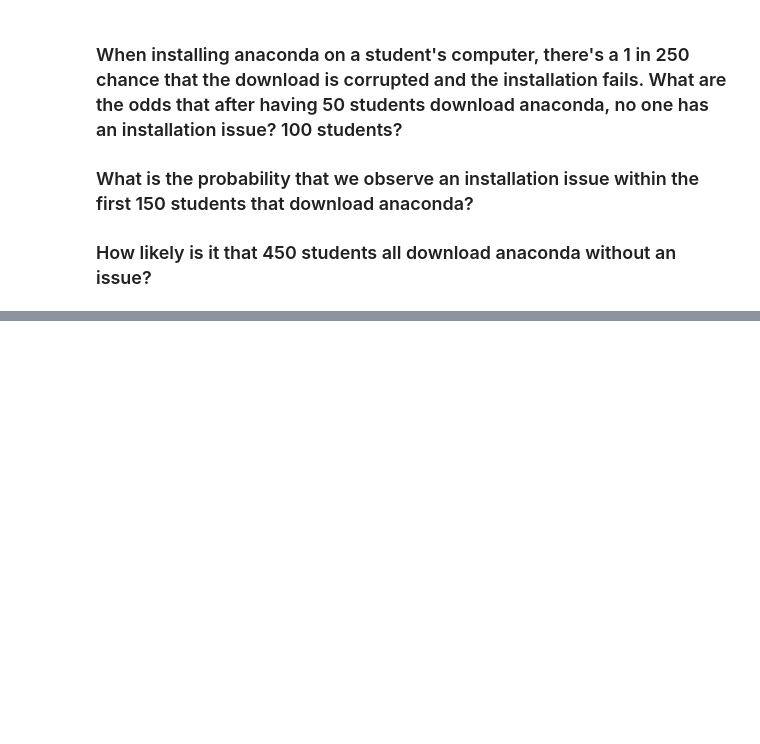
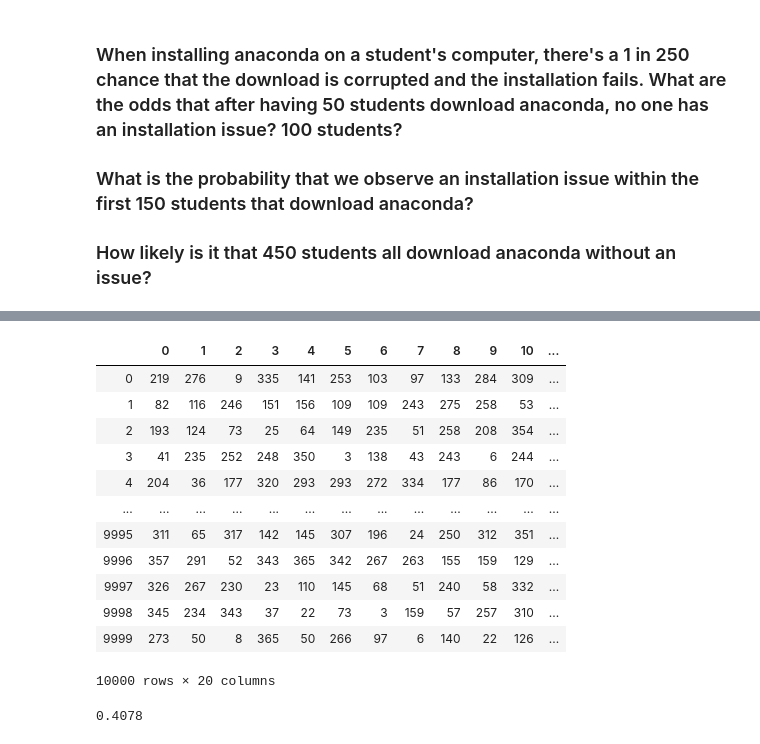
Before and after one commit to chasethompson/statistics_exercises, a Jupyter notebook: simulation.ipynb, the cells around one changed output, grey strips where cells are left out. Cells and saved outputs as stored; diff of their text form; code cells hidden in the pictures; blank space fills up the shorter version.

```diff
--- a/simulation.ipynb
+++ b/simulation.ipynb
@@ -137,0 +238,3 @@ woman_taller
+# %%
+random_20_birthdays = np.random.randint(0,366,(10_000,20))
+random_20_birthdays
@@ -137,0 +249,22 @@ woman_taller
+# %%
+random_20 = pd.DataFrame(random_20_birthdays)
+random_20
+# %% [output]
+|  | 0 | 1 | 2 | 3 | 4 | 5 | 6 | 7 | 8 | 9 | 10 | ... |
+| 0 | 219 | 276 | 9 | 335 | 141 | 253 | 103 | 97 | 133 | 284 | 309 | ... |
+| 1 | 82 | 116 | 246 | 151 | 156 | 109 | 109 | 243 | 275 | 258 | 53 | ... |
+| 2 | 193 | 124 | 73 | 25 | 64 | 149 | 235 | 51 | 258 | 208 | 354 | ... |
+| 3 | 41 | 235 | 252 | 248 | 350 | 3 | 138 | 43 | 243 | 6 | 244 | ... |
+| 4 | 204 | 36 | 177 | 320 | 293 | 293 | 272 | 334 | 177 | 86 | 170 | ... |
+| ... | ... | ... | ... | ... | ... | ... | ... | ... | ... | ... | ... | ... |
+| 9995 | 311 | 65 | 317 | 142 | 145 | 307 | 196 | 24 | 250 | 312 | 351 | ... |
+| 9996 | 357 | 291 | 52 | 343 | 365 | 342 | 267 | 263 | 155 | 159 | 129 | ... |
+| 9997 | 326 | 267 | 230 | 23 | 110 | 145 | 68 | 51 | 240 | 58 | 332 | ... |
+| 9998 | 345 | 234 | 343 | 37 | 22 | 73 | 3 | 159 | 57 | 257 | 310 | ... |
+| 9999 | 273 | 50 | 8 | 365 | 50 | 266 | 97 | 6 | 140 | 22 | 126 | ... |
+10000 rows × 20 columns
+# %%
+shared_birthdays_20 = random_20.apply(lambda x: len(set(x)) != len(x), axis=1).mean()
+shared_birthdays_20
+# %% [output]
+0.4078
```
Also changed, not shown: parts of 20 cells of this notebook.
